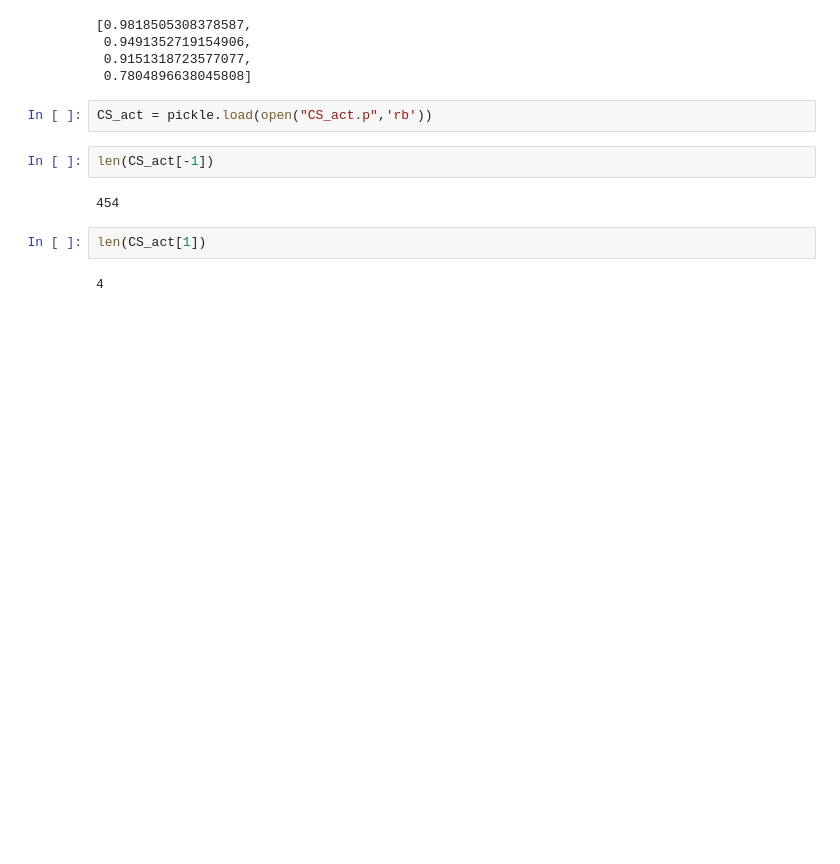
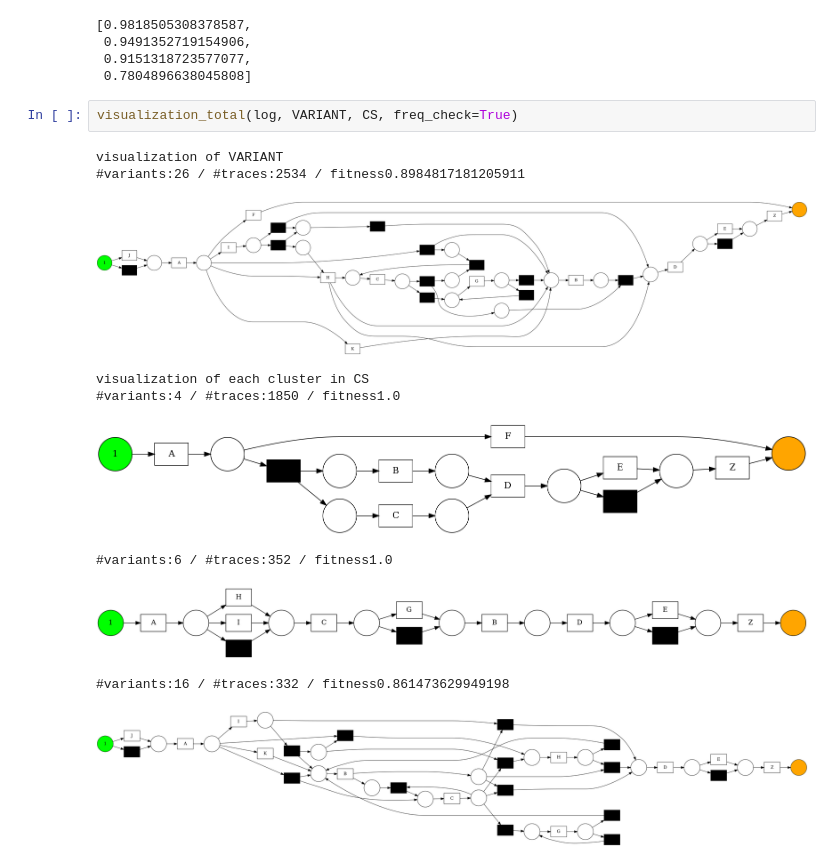
Before and after one commit to bbk0529/seminar_ML_application, a Jupyter notebook: Seminar paper (Implementation).ipynb, the cells around one changed output. Cells and saved outputs as stored; diff of their text form; blank space fills up the shorter version.

```diff
--- a/Seminar paper (Implementation).ipynb
+++ b/Seminar paper (Implementation).ipynb
@@ -215,13 +215,16 @@ fitness:0.9818505308378587, prec:0.9491352719154906, gen:0.9151318723577077, sim
  0.9491352719154906,
  0.9151318723577077,
  0.7804896638045808]
-# %%
-CS_act = pickle.load(open("CS_act.p",'rb'))
-# %%
-len(CS_act[-1])
-# %% [output]
-454
-# %%
-len(CS_act[1])
-# %% [output]
-4
+# %%
+visualization_total(log, VARIANT, CS, freq_check=True)
+# %% [output]
+visualization of VARIANT
+#variants:26 / #traces:2534 / fitness0.8984817181205911
+[figure, added]
+visualization of each cluster in CS
+#variants:4 / #traces:1850 / fitness1.0
+[figure, added]
+#variants:6 / #traces:352 / fitness1.0
+[figure, added]
+#variants:16 / #traces:332 / fitness0.861473629949198
+[figure, added]
```
Also changed, not shown: parts of 3 cells of this notebook, 2 other files.
